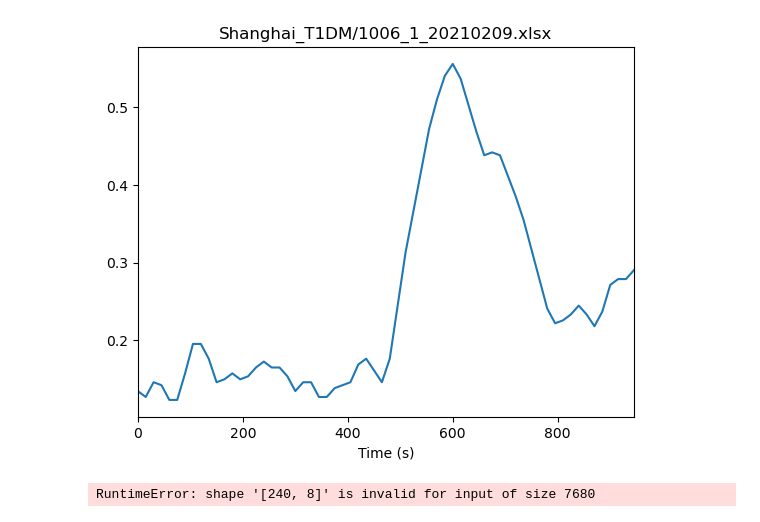
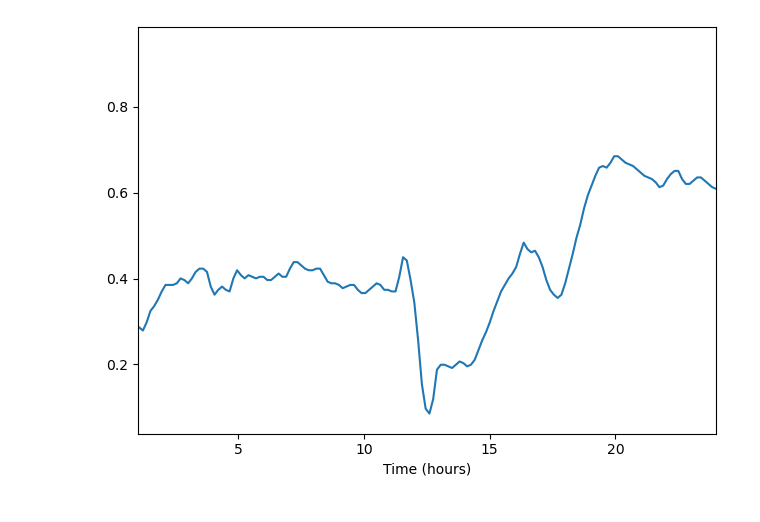
Before and after one commit to Liamdev631/neuromorphic-pancreas, a Jupyter notebook: data_viewer.ipynb, the cells around one changed output. Saved outputs shown, nothing was run; the diff lists cells and outputs as text; code cells hidden in the pictures.

Commit message:
Reconfigured representation of time

```diff
--- a/data_viewer.ipynb
+++ b/data_viewer.ipynb
@@ -12,0 +8,3 @@ sample_data = ds.__getitem__(3)[20:][:sample_size*4]
+# %%
+ds = GlucoseDataset("datasets/diabetes_datasets.zip", sub_directory="Shanghai_T1DM")
+sample_data = ds.__getitem__(0)
@@ -13,15 +14,9 @@ sample_data = ds.__getitem__(3)[20:][:sample_size*4]
 # %%
 # Plot the time series
-ts_continuous = TSContinuous.from_clocked(samples=sample_data, dt=ds.sample_interval, name=ds.file_list[file_index]) # type: ignore
-ts_continuous.plot();
+ts_continuous = TSContinuous.from_clocked(samples=sample_data, dt=ds.sample_interval) # type: ignore
+ts_continuous.plot()
+plt.xlabel("Time (hours)")
+plt.xlim(1, 24)
+plt.tight_layout();
 # %% [output]
-[figure, old version]
+[figure, new version]
-# %%
-import snntorch.spikegen as spikegen
-
-trials = 8
-spikes = spikegen.rate(sample_data, num_steps=num_dt_per_sample*trials).reshape(sample_size * num_dt_per_sample, trials)
-ts_events = TSEvent.from_raster(raster=spikes, dt=dt) # type: ignore
-ts_events.plot();
-# %% [output]
-RuntimeError: shape '[240, 8]' is invalid for input of size 7680
```
Also changed, not shown: parts of 3 cells of this notebook, 6 other files.
